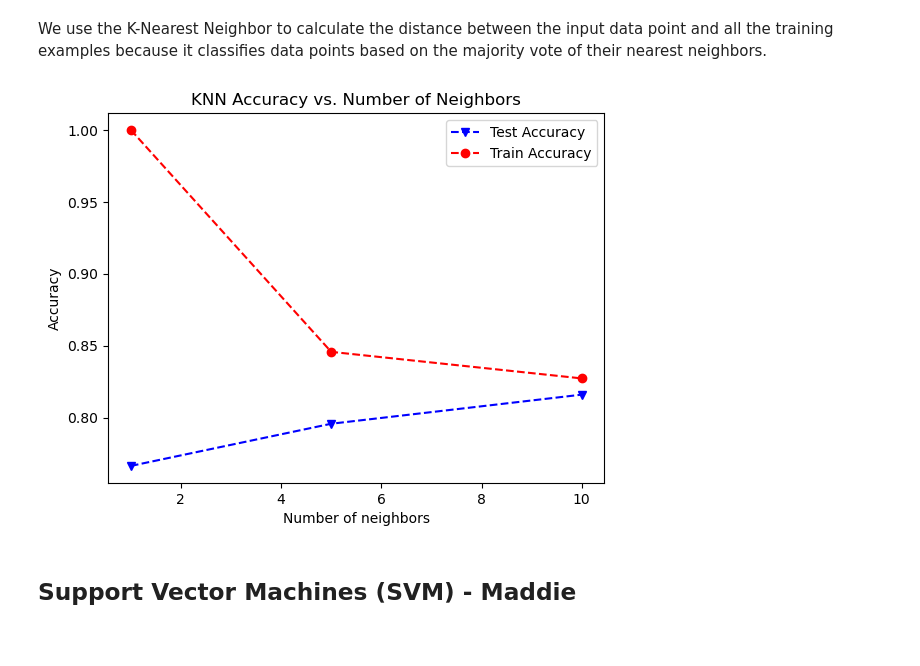
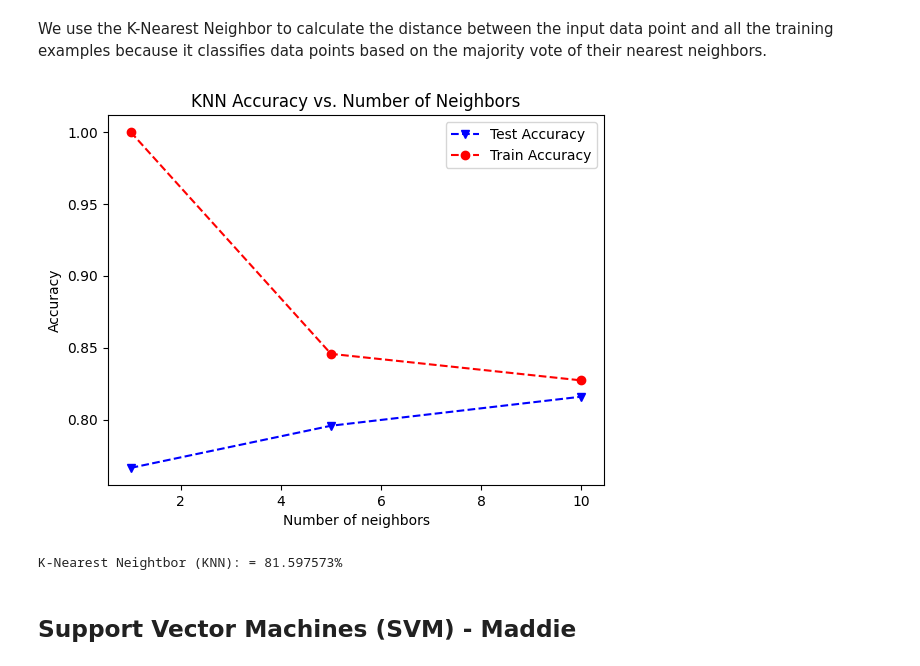
Before and after one commit to itspennyh/CSC177_Classification_Models, a Jupyter notebook: prev_proj_classification/housing_classification.ipynb, the cells around one changed output. Saved outputs shown, nothing was run; the diff lists cells and outputs as text; code cells hidden in the pictures; blank space fills up the shorter version.

```diff
--- a/prev_proj_classification/housing_classification.ipynb
+++ b/prev_proj_classification/housing_classification.ipynb
@@ -15,7 +15,7 @@ import numpy as np
 import matplotlib.pyplot as plt
 import pandas as pd
 
-housing_df = pd.read_csv(r'C:\Users\maddi\Downloads\Housing.csv')
+housing_df = pd.read_csv('./data/Housing.csv')
 housing_df.head()
 # %% [output]
 |  | Avg. Area Income | Avg. Area House Age | Avg. Area Number of Rooms | Avg. Area Number of Bedrooms | Area Population | ... |
@@ -151,28 +150,32 @@ We use the K-Nearest Neighbor to calculate the distance between the input data p
 # %%
 from sklearn.neighbors import KNeighborsClassifier
 from sklearn.metrics import accuracy_score
 import matplotlib.pyplot as plt
 
 numNeighbors = [1, 5, 10]
 testAcc = []
 trainAcc = []
 
 for k in numNeighbors:
     clf = KNeighborsClassifier(n_neighbors=k, metric='minkowski', p=2)
     clf.fit(X_train, y_train)
     knn_pred = clf.predict(X_test)
     knn_pred_train = clf.predict(X_train)
     testAcc.append(accuracy_score(y_test, knn_pred))
     trainAcc.append(accuracy_score(y_train, knn_pred_train))
 
 plt.plot(numNeighbors, testAcc, 'bv--', numNeighbors, trainAcc, 'ro--')
 plt.legend(['Test Accuracy', 'Train Accuracy'])
 plt.xlabel('Number of neighbors')
 plt.ylabel('Accuracy')
 plt.title('KNN Accuracy vs. Number of Neighbors')
 plt.show()
+
+knn_acc = accuracy_score(y_test, knn_pred)
+print('K-Nearest Neightbor (KNN): = %f%%' % (knn_acc * 100))
 # %% [output]
-[figure, old version]
+[figure, new version]
+K-Nearest Neightbor (KNN): = 81.597573%
 # %% [markdown]
 ## Support Vector Machines (SVM) - Maddie
 # %% [markdown]
```
Also changed, not shown: parts of 10 cells of this notebook.
